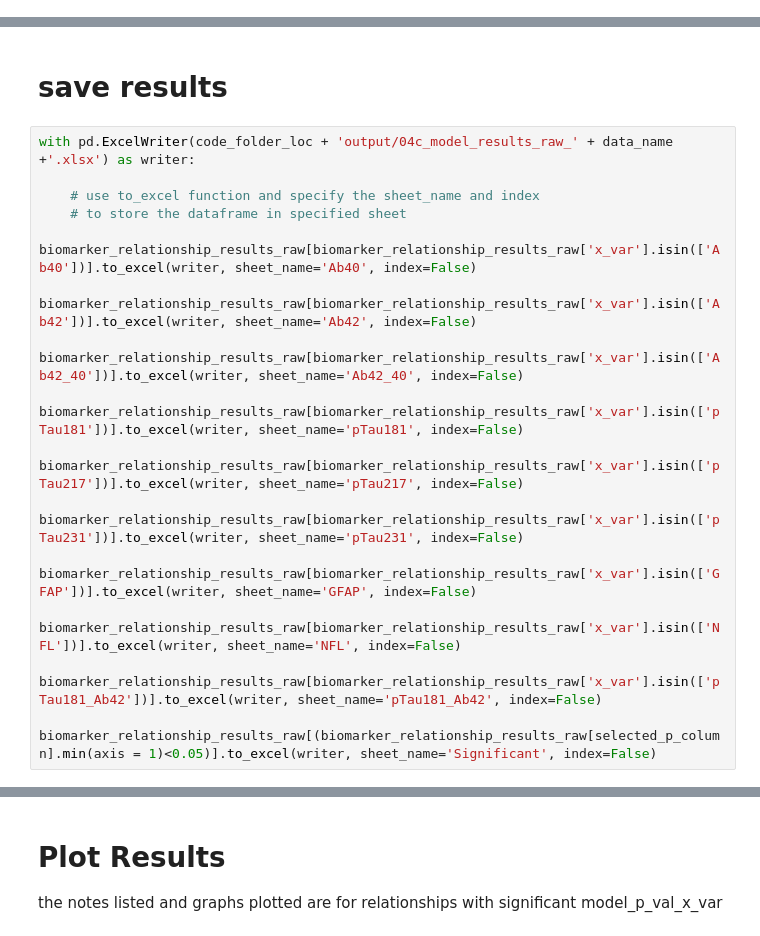
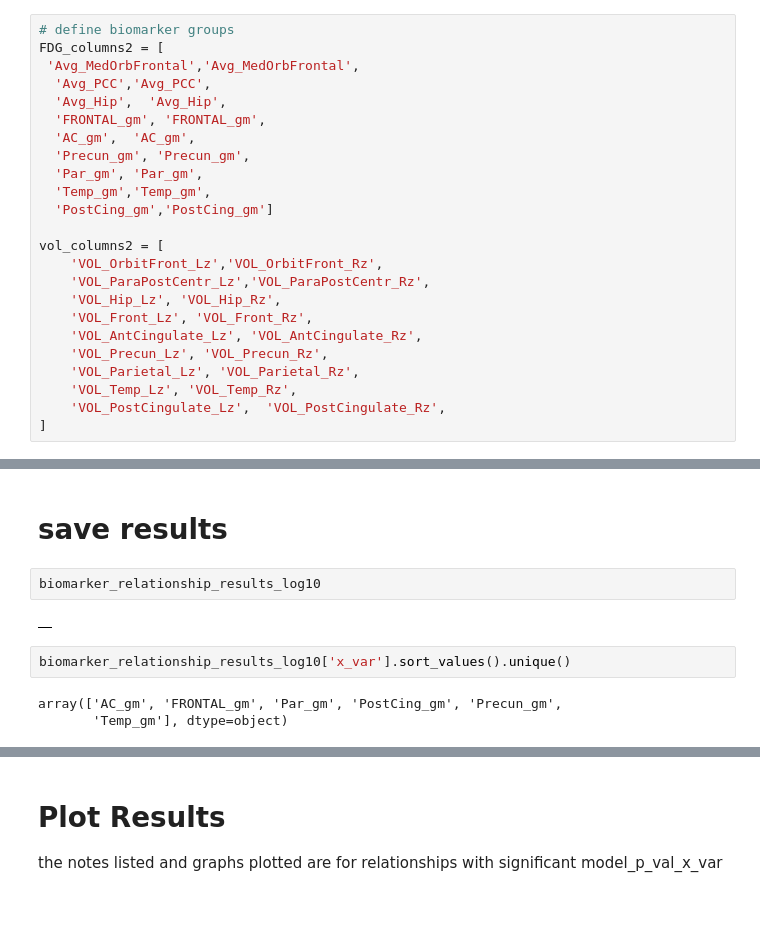
Before and after one commit to lnkoenig/ptau-217-and-FDG-PET-AD---official-copy, a Jupyter notebook: 04c_FDG_vs_vol.ipynb, the cells around one changed output, grey strips where cells are left out. Cells and saved outputs as stored; diff of their text form; blank space fills up the shorter version.

```diff
--- a/04c_FDG_vs_vol.ipynb
+++ b/04c_FDG_vs_vol.ipynb
@@ -77,0 +84,24 @@ vol_columns = ['VOL_Ventricles_Lz',
+# %%
+# define biomarker groups
+FDG_columns2 = [
+ 'Avg_MedOrbFrontal','Avg_MedOrbFrontal',
+  'Avg_PCC','Avg_PCC',
+  'Avg_Hip',  'Avg_Hip',
+  'FRONTAL_gm', 'FRONTAL_gm',
+  'AC_gm',  'AC_gm',
+  'Precun_gm', 'Precun_gm',
+  'Par_gm', 'Par_gm',
+  'Temp_gm','Temp_gm',
+  'PostCing_gm','PostCing_gm']
+
+vol_columns2 = [
+    'VOL_OrbitFront_Lz','VOL_OrbitFront_Rz',
+    'VOL_ParaPostCentr_Lz','VOL_ParaPostCentr_Rz',
+    'VOL_Hip_Lz', 'VOL_Hip_Rz',
+    'VOL_Front_Lz', 'VOL_Front_Rz',
+    'VOL_AntCingulate_Lz', 'VOL_AntCingulate_Rz',
+    'VOL_Precun_Lz', 'VOL_Precun_Rz',
+    'VOL_Parietal_Lz', 'VOL_Parietal_Rz',
+    'VOL_Temp_Lz', 'VOL_Temp_Rz',
+    'VOL_PostCingulate_Lz',  'VOL_PostCingulate_Rz',
+]
@@ -388,20 +229,14 @@ biomarker_relationship_results_log10.loc[(temp_c['model_p_val_x_var'] == -1), ['
 # %% [markdown]
 # save results
-# %%
-with pd.ExcelWriter(code_folder_loc + 'output/04c_model_results_raw_' + data_name +'.xlsx') as writer:
-
-    # use to_excel function and specify the sheet_name and index
-    # to store the dataframe in specified sheet
-    biomarker_relationship_results_raw[biomarker_relationship_results_raw['x_var'].isin(['Ab40'])].to_excel(writer, sheet_name='Ab40', index=False)
-    biomarker_relationship_results_raw[biomarker_relationship_results_raw['x_var'].isin(['Ab42'])].to_excel(writer, sheet_name='Ab42', index=False)
-    biomarker_relationship_results_raw[biomarker_relationship_results_raw['x_var'].isin(['Ab42_40'])].to_excel(writer, sheet_name='Ab42_40', index=False)
-    biomarker_relationship_results_raw[biomarker_relationship_results_raw['x_var'].isin(['pTau181'])].to_excel(writer, sheet_name='pTau181', index=False)
-    biomarker_relationship_results_raw[biomarker_relationship_results_raw['x_var'].isin(['pTau217'])].to_excel(writer, sheet_name='pTau217', index=False)
-    biomarker_relationship_results_raw[biomarker_relationship_results_raw['x_var'].isin(['pTau231'])].to_excel(writer, sheet_name='pTau231', index=False)
-    biomarker_relationship_results_raw[biomarker_relationship_results_raw['x_var'].isin(['GFAP'])].to_excel(writer, sheet_name='GFAP', index=False)
-    biomarker_relationship_results_raw[biomarker_relationship_results_raw['x_var'].isin(['NFL'])].to_excel(writer, sheet_name='NFL', index=False)
-    biomarker_relationship_results_raw[biomarker_relationship_results_raw['x_var'].isin(['pTau181_Ab42'])].to_excel(writer, sheet_name='pTau181_Ab42', index=False)
-    biomarker_relationship_results_raw[(biomarker_relationship_results_raw[selected_p_column].min(axis = 1)<0.05)].to_excel(writer, sheet_name='Significant', index=False)
+# %%
+biomarker_relationship_results_log10
+# %% [output]
+|  |
+# %%
+biomarker_relationship_results_log10['x_var'].sort_values().unique()
+# %% [output]
+array(['AC_gm', 'FRONTAL_gm', 'Par_gm', 'PostCing_gm', 'Precun_gm',
+       'Temp_gm'], dtype=object)
 # %%
 with pd.ExcelWriter(code_folder_loc + 'output/04c_model_results_log10_' + data_name + '.xlsx') as writer:
 
```
Also changed, not shown: parts of 82 cells of this notebook.
